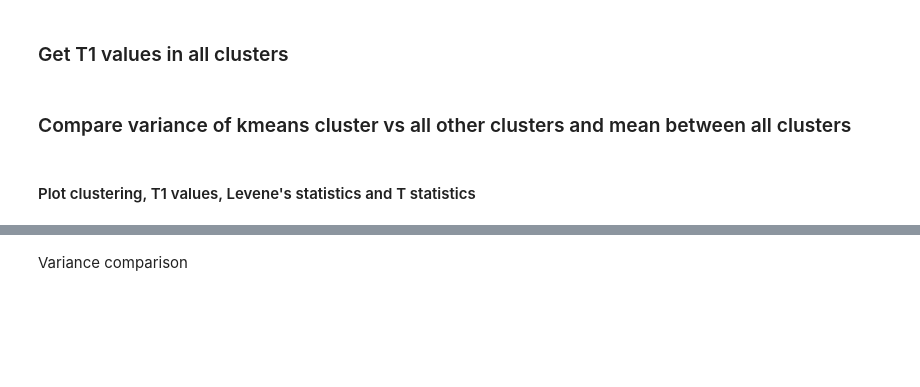
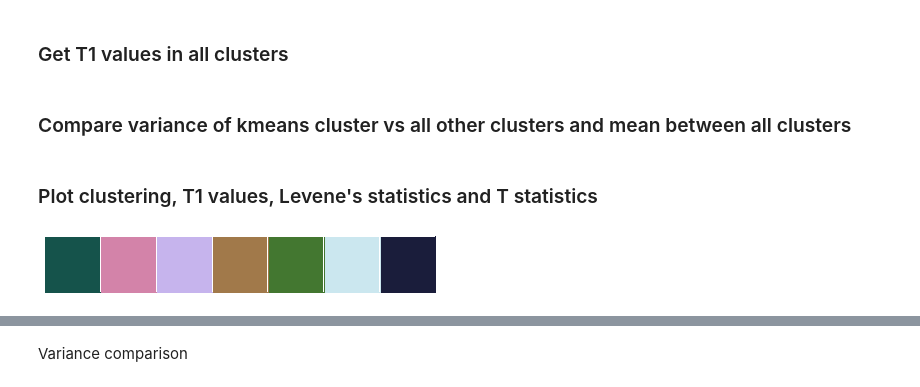
Before and after one commit to juhuntenburg/myelinconnect, a Jupyter notebook: notebooks/t1_full_cluster_group.ipynb, the cells around one changed output, grey strips where cells are left out. Saved outputs shown, nothing was run; the diff lists cells and outputs as text; code cells hidden in the pictures; blank space fills up the shorter version.

Commit message:
integrate hcp_corr, improve t1 cluster analysis

```diff
--- a/notebooks/t1_full_cluster_group.ipynb
+++ b/notebooks/t1_full_cluster_group.ipynb
@@ -132,33 +163,25 @@ levene_df.to_csv(var_file)
-# %%
-t_array=np.zeros((int(clust.max()),int(clust.max())))
-p_array=np.zeros((int(clust.max()),int(clust.max())))
-col2=[]
-for c1 in range(int(clust.max())):
-    for c2 in range(int(clust.max())):
-        if c2>=c1:
-            a=t1_clust['k'+str(c1+1)]
-            b=t1_clust['k'+str(c2+1)]
-            t,p=stats.ttest_ind(a, b)
-            t_array[c1][c2]=t
-            p_array[c1][c2]=p
-    col2.append(c1+1)
-t_df=pd.DataFrame(t_array, columns=col2, index=col2)
-p_df=pd.DataFrame(p_array, columns=col2, index=col2)
-
-t_df.to_csv(t_file)
-p_df.to_csv(p_file)
 # %% [markdown]
-#### Plot clustering, T1 values, Levene's statistics and T statistics
+### Plot clustering, T1 values, Levene's statistics and T statistics
-# %%
-plot_list=[]
-for c in range(int(clust.max())):
-    plot_list+=[np.array(t1_clust['k'+str(c+1)])]
-
-names=[]
-for c in range(int(clust.max())):
-    names.append(str(c+1))
+# %%
+means = {}
+for c in range(int(clust.max())):
+    means['k'+str(c+1)] = np.mean(T['k'+str(c+1)])
+sorted_means = sorted(means.items(), key=operator.itemgetter(1))
+sorted_pal = [pal[int(sorted_means[p][0][1])] for p in range(len(sorted_means))]
+
+plot_list=[]
+cluster_list=[]
+for m in range(len(sorted_means)):
+    plot_list+=T[sorted_means[m][0]]
+    cluster_list+=len(T[sorted_means[m][0]])*[sorted_means[m][0]]
+
+plot_df=pd.DataFrame(columns=['t1', 'cluster'])
+plot_df['t1']=plot_list
+plot_df['cluster']=cluster_list
 # %%
-sns.palplot(pal)
+sns.palplot(sorted_pal)
+# %% [output]
+[figure, added]
 # %%
 sns.set_context('notebook', font_scale=1.8)
 fig = plt.figure(figsize=(10,10))
```
Also changed, not shown: parts of 20 cells of this notebook, 1 other file.
